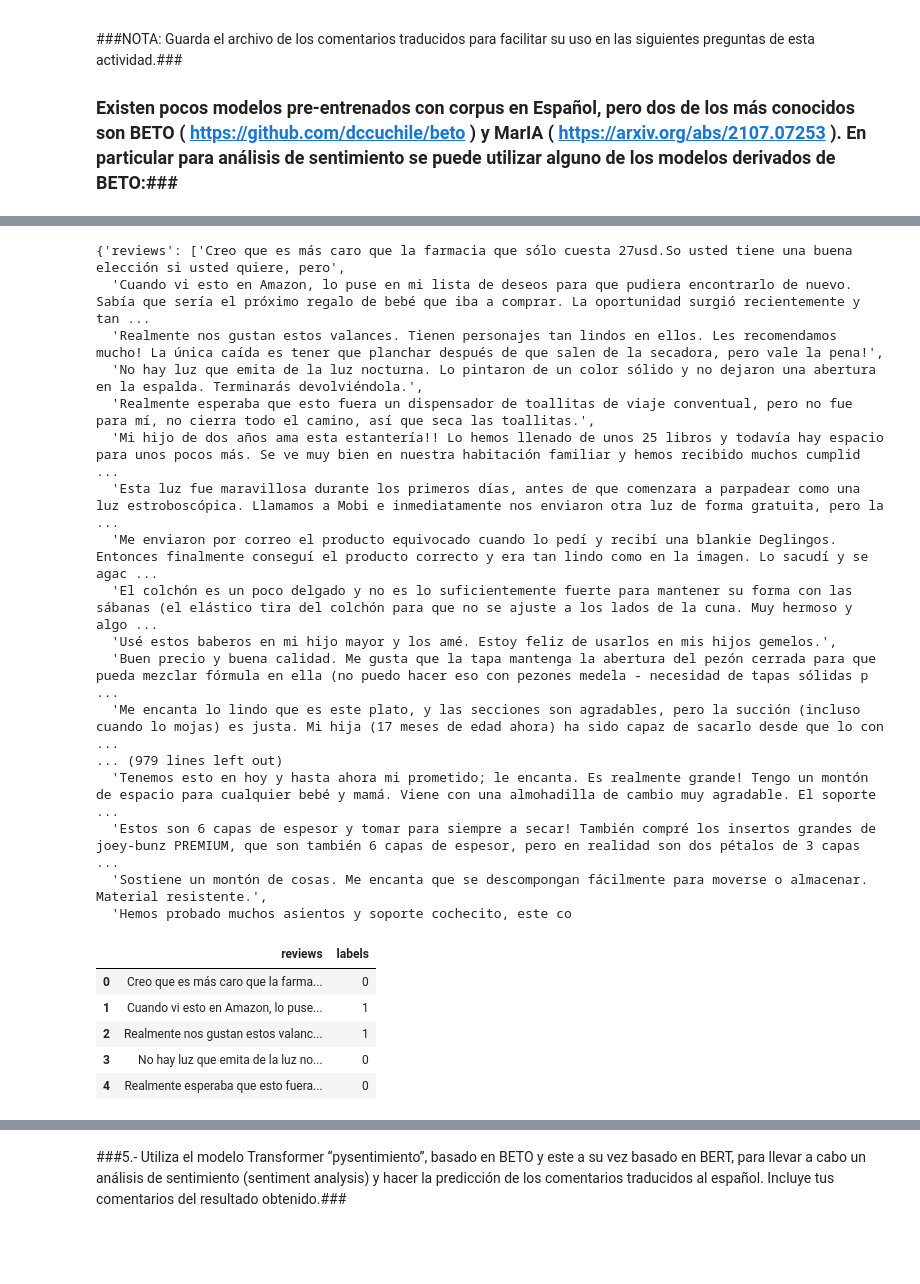
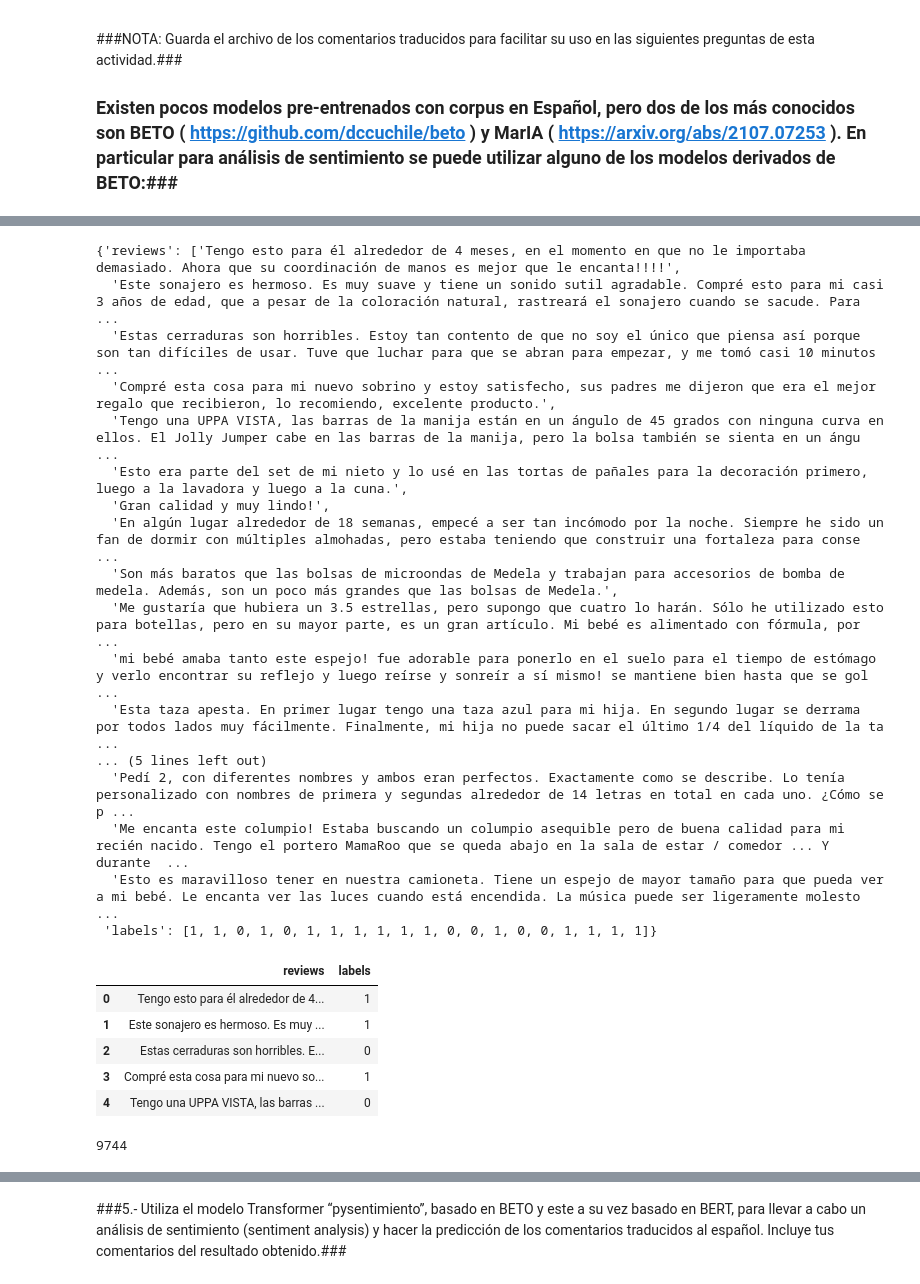
Before and after one commit to rafaeljosem/NLP, a Jupyter notebook: Semana 8/Equipo05_semana09.ipynb, the cells around one changed output, grey strips where cells are left out. Saved outputs shown, nothing was run; the diff lists cells and outputs as text; code cells hidden in the pictures; blank space fills up the shorter version.

Commit message:
Uso de datasets en vez de pandas

```diff
--- a/Semana 8/Equipo05_semana09.ipynb
+++ b/Semana 8/Equipo05_semana09.ipynb
@@ -45,7 +43,6 @@ from sklearn.model_selection import train_test_split
 # %%
-df = pd.read_csv("https://raw.githubusercontent.com/luiscruzn/data/main/amazonbaby5000.csv", encoding='utf-8')
+ds = load_dataset("csv", data_files='https://raw.githubusercontent.com/luiscruzn/data/main/amazonbaby5000.csv')
+ds = ds.rename_column('rating', 'labels')
 
-df.rename(columns={'rating': 'labels'}, inplace=True)
-
-df.head()
+ds
 # %% [output]
@@ -58,2 +56,5 @@ df.head()
+# %%
+#Hacemos una copia de los datos originales, ya que los necesitaremos en el ejercicio 4
+ds_copy = ds.copy()
 # %% [markdown]
 ###2.- Realiza una partición de los datos en el porcentaje que consideres adecuado, entrenamiento, validación y prueba.###
@@ -221,4 +240,4 @@ pipe = pipeline(
 
 #Como demostración, se traducen 20 comentarios para que al correrlo no tarde mucho el modelo.
 # Sin embargo, el trabajo de la traducción ya se hizo y se carga el archivo de los 5,000 comentarios más abajo
-translations = pipe(df.review.tolist()[:20])
+translations = pipe(ds_copy['train']['review'][:20])
@@ -256,37 +252,39 @@ translations[:5]
 # %%
-translation_list = {'reviews': [translation['translation_text'] for translation in translations], 'labels': df.labels.tolist()}
+translation_list = {'reviews': [translation['translation_text'] for translation in translations], 'labels': ds_copy['train']['labels'][:20]}
 translation_list
 # %% [output]
-{'reviews': ['Creo que es más caro que la farmacia que sólo cuesta 27usd.So usted tiene una buena elección si usted quiere, pero',
-  'Cuando vi esto en Amazon, lo puse en mi lista de deseos para que pudiera encontrarlo de nuevo. Sabía que sería el próximo regalo de bebé que iba a comprar. La oportunidad surgió recientemente y tan ...
-  'Realmente nos gustan estos valances. Tienen personajes tan lindos en ellos. Les recomendamos mucho! La única caída es tener que planchar después de que salen de la secadora, pero vale la pena!',
-  'No hay luz que emita de la luz nocturna. Lo pintaron de un color sólido y no dejaron una abertura en la espalda. Terminarás devolviéndola.',
-  'Realmente esperaba que esto fuera un dispensador de toallitas de viaje conventual, pero no fue para mí, no cierra todo el camino, así que seca las toallitas.',
-  'Mi hijo de dos años ama esta estantería!! Lo hemos llenado de unos 25 libros y todavía hay espacio para unos pocos más. Se ve muy bien en nuestra habitación familiar y hemos recibido muchos cumplid ...
-  'Esta luz fue maravillosa durante los primeros días, antes de que comenzara a parpadear como una luz estroboscópica. Llamamos a Mobi e inmediatamente nos enviaron otra luz de forma gratuita, pero la ...
-  'Me enviaron por correo el producto equivocado cuando lo pedí y recibí una blankie Deglingos. Entonces finalmente conseguí el producto correcto y era tan lindo como en la imagen. Lo sacudí y se agac ...
-  'El colchón es un poco delgado y no es lo suficientemente fuerte para mantener su forma con las sábanas (el elástico tira del colchón para que no se ajuste a los lados de la cuna. Muy hermoso y algo ...
-  'Usé estos baberos en mi hijo mayor y los amé. Estoy feliz de usarlos en mis hijos gemelos.',
-  'Buen precio y buena calidad. Me gusta que la tapa mantenga la abertura del pezón cerrada para que pueda mezclar fórmula en ella (no puedo hacer eso con pezones medela - necesidad de tapas sólidas p ...
-  'Me encanta lo lindo que es este plato, y las secciones son agradables, pero la succión (incluso cuando lo mojas) es justa. Mi hija (17 meses de edad ahora) ha sido capaz de sacarlo desde que lo con ...
-... (979 lines left out)
-  'Tenemos esto en hoy y hasta ahora mi prometido; le encanta. Es realmente grande! Tengo un montón de espacio para cualquier bebé y mamá. Viene con una almohadilla de cambio muy agradable. El soporte ...
-  'Estos son 6 capas de espesor y tomar para siempre a secar! También compré los insertos grandes de joey-bunz PREMIUM, que son también 6 capas de espesor, pero en realidad son dos pétalos de 3 capas  ...
-  'Sostiene un montón de cosas. Me encanta que se descompongan fácilmente para moverse o almacenar. Material resistente.',
-  'Hemos probado muchos asientos y soporte cochecito, este co
+{'reviews': ['Tengo esto para él alrededor de 4 meses, en el momento en que no le importaba demasiado. Ahora que su coordinación de manos es mejor que le encanta!!!!',
+  'Este sonajero es hermoso. Es muy suave y tiene un sonido sutil agradable. Compré esto para mi casi 3 años de edad, que a pesar de la coloración natural, rastreará el sonajero cuando se sacude. Para ...
+  'Estas cerraduras son horribles. Estoy tan contento de que no soy el único que piensa así porque son tan difíciles de usar. Tuve que luchar para que se abran para empezar, y me tomó casi 10 minutos  ...
+  'Compré esta cosa para mi nuevo sobrino y estoy satisfecho, sus padres me dijeron que era el mejor regalo que recibieron, lo recomiendo, excelente producto.',
+  'Tengo una UPPA VISTA, las barras de la manija están en un ángulo de 45 grados con ninguna curva en ellos. El Jolly Jumper cabe en las barras de la manija, pero la bolsa también se sienta en un ángu ...
+  'Esto era parte del set de mi nieto y lo usé en las tortas de pañales para la decoración primero, luego a la lavadora y luego a la cuna.',
+  'Gran calidad y muy lindo!',
+  'En algún lugar alrededor de 18 semanas, empecé a ser tan incómodo por la noche. Siempre he sido un fan de dormir con múltiples almohadas, pero estaba teniendo que construir una fortaleza para conse ...
+  'Son más baratos que las bolsas de microondas de Medela y trabajan para accesorios de bomba de medela. Además, son un poco más grandes que las bolsas de Medela.',
+  'Me gustaría que hubiera un 3.5 estrellas, pero supongo que cuatro lo harán. Sólo he utilizado esto para botellas, pero en su mayor parte, es un gran artículo. Mi bebé es alimentado con fórmula, por ...
+  'mi bebé amaba tanto este espejo! fue adorable para ponerlo en el suelo para el tiempo de estómago y verlo encontrar su reflejo y luego reírse y sonreír a sí mismo! se mantiene bien hasta que se gol ...
+  'Esta taza apesta. En primer lugar tengo una taza azul para mi hija. En segundo lugar se derrama por todos lados muy fácilmente. Finalmente, mi hija no puede sacar el último 1/4 del líquido de la ta ...
+... (5 lines left out)
+  'Pedí 2, con diferentes nombres y ambos eran perfectos. Exactamente como se describe. Lo tenía personalizado con nombres de primera y segundas alrededor de 14 letras en total en cada uno. ¿Cómo se p ...
+  'Me encanta este columpio! Estaba buscando un columpio asequible pero de buena calidad para mi recién nacido. Tengo el portero MamaRoo que se queda abajo en la sala de estar / comedor ... Y durante  ...
+  'Esto es maravilloso tener en nuestra camioneta. Tiene un espejo de mayor tamaño para que pueda ver a mi bebé. Le encanta ver las luces cuando está encendida. La música puede ser ligeramente molesto ...
+ 'labels': [1, 1, 0, 1, 0, 1, 1, 1, 1, 1, 1, 0, 0, 1, 0, 0, 1, 1, 1, 1]}
 # %%
 #llevamos los comentarios traducidos a un dataframe de pandas
-df_translated = pd.DataFrame(translation_list)
-df_translated.head()
+ds_translated = Dataset.from_dict(translation_list)#pd.DataFrame(translation_list)
+ds_translated.to_pandas().head()
 # %% [output]
 |  | reviews | labels |
-| 0 | Creo que es más caro que la farma... | 0 |
-| 1 | Cuando vi esto en Amazon, lo puse... | 1 |
-| 2 | Realmente nos gustan estos valanc... | 1 |
-| 3 | No hay luz que emita de la luz no... | 0 |
-| 4 | Realmente esperaba que esto fuera... | 0 |
+| 0 | Tengo esto para él alrededor de 4... | 1 |
+| 1 | Este sonajero es hermoso. Es muy ... | 1 |
+| 2 | Estas cerraduras son horribles. E... | 0 |
+| 3 | Compré esta cosa para mi nuevo so... | 1 |
+| 4 | Tengo una UPPA VISTA, las barras ... | 0 |
 # %%
 #Guardamos las traducciones en un csv. Utilizanmos amazonbaby10 como nombre del archivo para no sobrescribir el que tiene los 5,000 comentarios.
-df_translated.to_csv('./amazonbaby10-es.csv', index = False)
+ds_translated.to_csv('./amazonbaby10-es.csv')
+# %% [output]
+9744
 # %%
 #Leemos el de los 5,000 comentarios que estaremos utilizando
```
Also changed, not shown: parts of 16 cells of this notebook.
